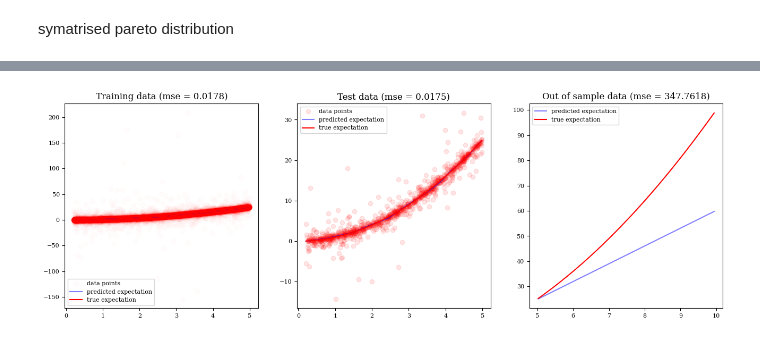
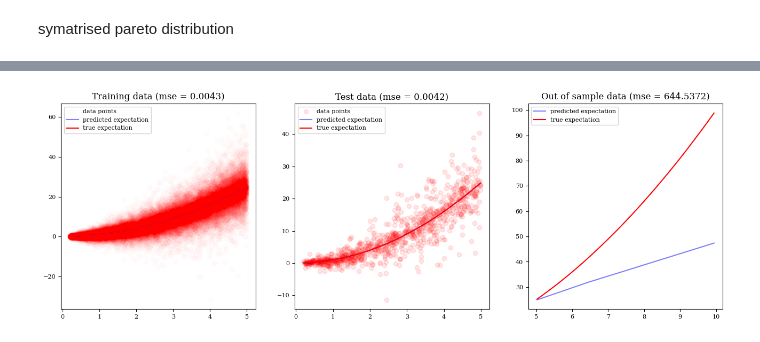
Before and after one commit to Danfoa/symm_rep_learn, a Jupyter notebook: NCP/examples/heavy_tail.ipynb, the cells around one changed output, grey strips where cells are left out. Cells and saved outputs as stored; diff of their text form; code cells hidden in the pictures.

```diff
--- a/NCP/examples/heavy_tail.ipynb
+++ b/NCP/examples/heavy_tail.ipynb
@@ -100,48 +153,7 @@ plt.show()
-# %%
-postprocess = 'centering'
-
-pred = reg.predict(X_train, postprocess=postprocess).reshape(-1, 1)
-pred_test = reg.predict(X_test, postprocess=postprocess).reshape(-1, 1)
-
-X_out_of_sample = xscaler.transform(np.random.uniform(5,10, size=100).reshape(-1,1))
-pred_oos = reg.predict(X_out_of_sample, postprocess=postprocess).reshape(-1, 1)
-
-fig, axs = plt.subplots(ncols=3, figsize=(16, 5))
-axes = axs.flatten()
-
-Xs = xscaler.inverse_transform(X_train)
-sorted = np.argsort(Xs.flatten())
-axes[0].scatter(Xs,
-                yscaler.inverse_transform(Y_train),
-                color='r', alpha=0.01)
-axes[0].plot(Xs.flatten()[sorted],
-             yscaler.inverse_transform(pred).flatten()[sorted], 'b', alpha=0.5)
-axes[0].plot(Xs.flatten()[sorted], Xs.flatten()[sorted]**2, 'red')
-axes[0].legend(['data points', 'predicted expectation', 'true expectation'])
-axes[0].set_title(f'Training data (mse = {round(mean_squared_error(Xs**2, yscaler.inverse_transform(pred)), 4)})')
-
-Xs = xscaler.inverse_transform(X_test)
-sorted = np.argsort(Xs.flatten())
-axes[1].scatter(Xs,
-                yscaler.inverse_transform(Y_test),
-                color='r', alpha=0.1)
-axes[1].plot(Xs.flatten()[sorted],
-             yscaler.inverse_transform(pred_test).flatten()[sorted], 'b', alpha=0.5)
-axes[1].plot(Xs.flatten()[sorted], Xs.flatten()[sorted]**2, 'red')
-axes[1].legend(['data points', 'predicted expectation', 'true expectation'])
-axes[1].set_title(f'Test data (mse = {round(mean_squared_error(Xs**2, yscaler.inverse_transform(pred_test)), 4)})')
-
-Xs = xscaler.inverse_transform(X_out_of_sample)
-sorted = np.argsort(Xs.flatten())
-axes[2].plot(Xs.flatten()[sorted],
-             yscaler.inverse_transform(pred_oos).flatten()[sorted], 'b', alpha=0.5)
-axes[2].plot(Xs.flatten()[sorted], Xs.flatten()[sorted]**2, 'red')
-axes[2].legend(['predicted expectation', 'true expectation'])
-axes[2].set_title(f'Out of sample data (mse = {round(mean_squared_error(Xs**2, yscaler.inverse_transform(pred_oos)), 4)})')
-
-plt.show()
-# %% [output]
-[figure, removed]
+# %%
+plot_expectation(laplace_reg, X_train, X_test, Y_train, Y_test, xscaler, yscaler)
+# %% [output]
+[figure, added]
 # %%
 fig, ax = plt.subplots(nrows=2, ncols=2)
 axes = ax.flatten()
```
Also changed, not shown: parts of 17 cells of this notebook, 1 other file.
